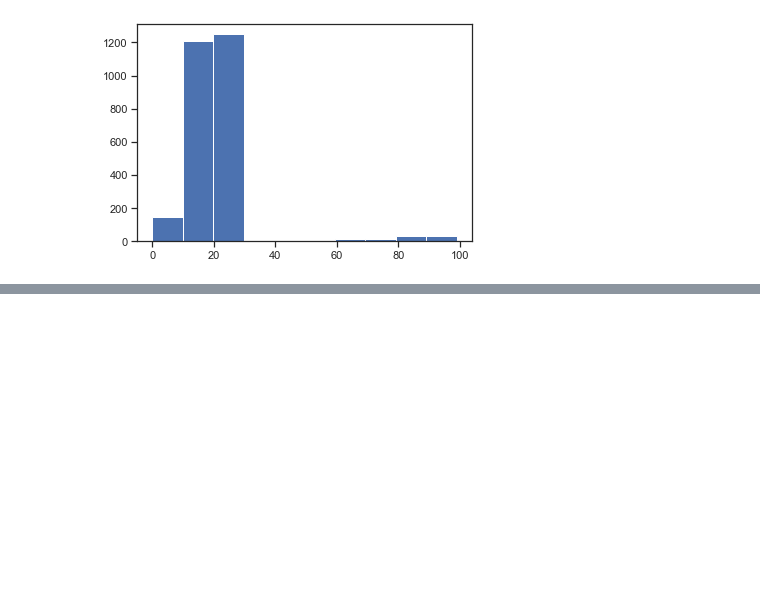
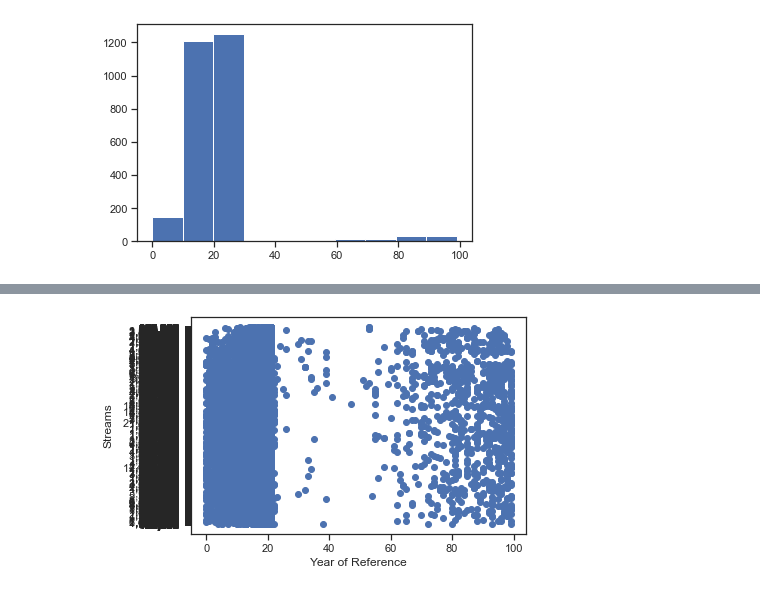
Before and after one commit to LJRollerII/mlc-project-napster, a Jupyter notebook: notebooks/MLC_Project.ipynb, the cells around one changed output, grey strips where cells are left out. Drawn from its saved outputs; the diff is of its cells as text; code cells hidden in the pictures; blank space fills up the shorter version.

```diff
--- a/notebooks/MLC_Project.ipynb
+++ b/notebooks/MLC_Project.ipynb
@@ -926,0 +960,7 @@ plt.show()
+# %%
+plt.scatter(spotify_df.Year_of_Reference,spotify_df.Streams)
+plt.ylabel('Streams')
+plt.xlabel('Year of Reference')
+plt.show()
+# %% [output]
+[figure, added]
```
Also changed, not shown: parts of 74 cells of this notebook.
